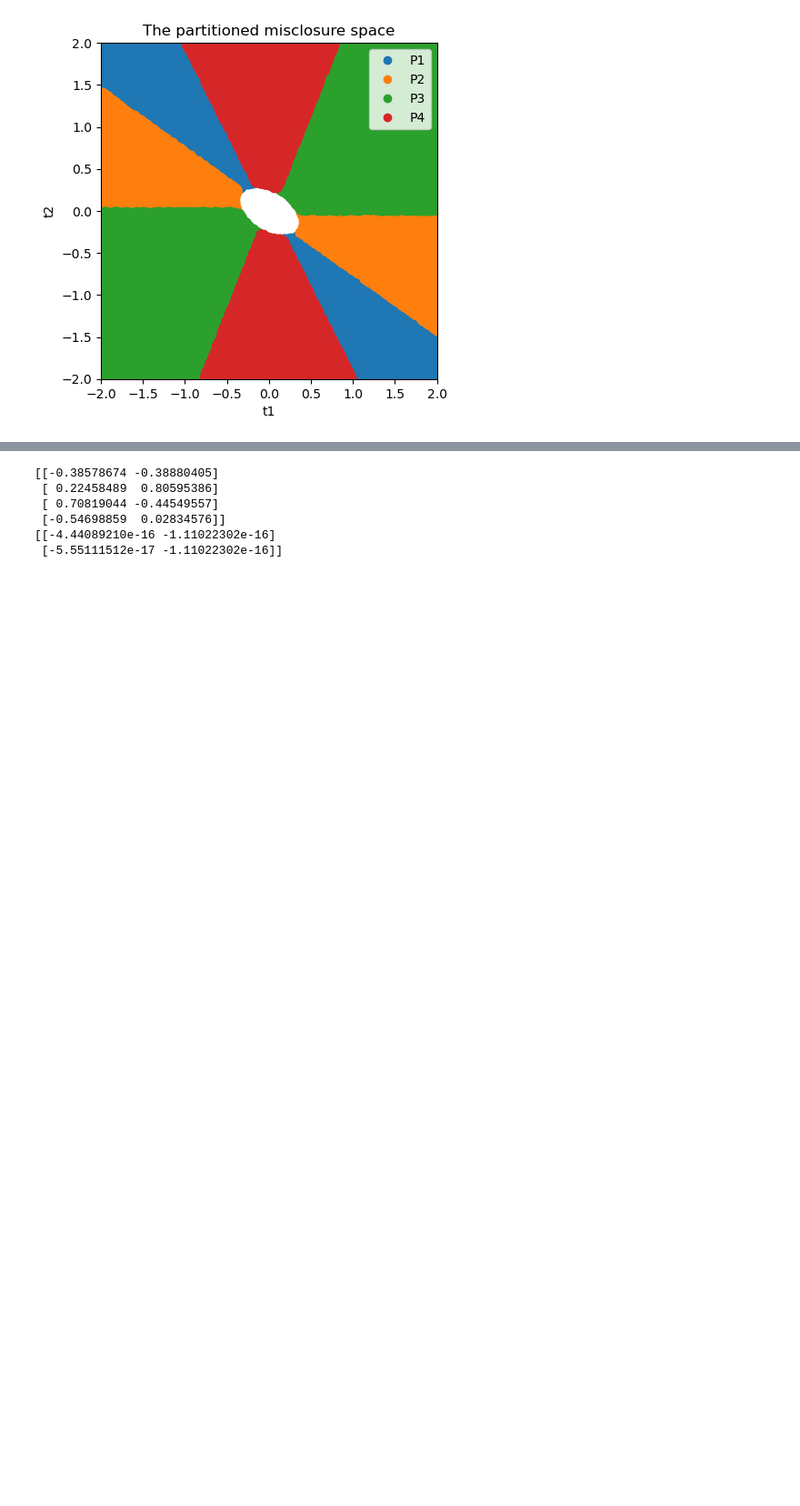
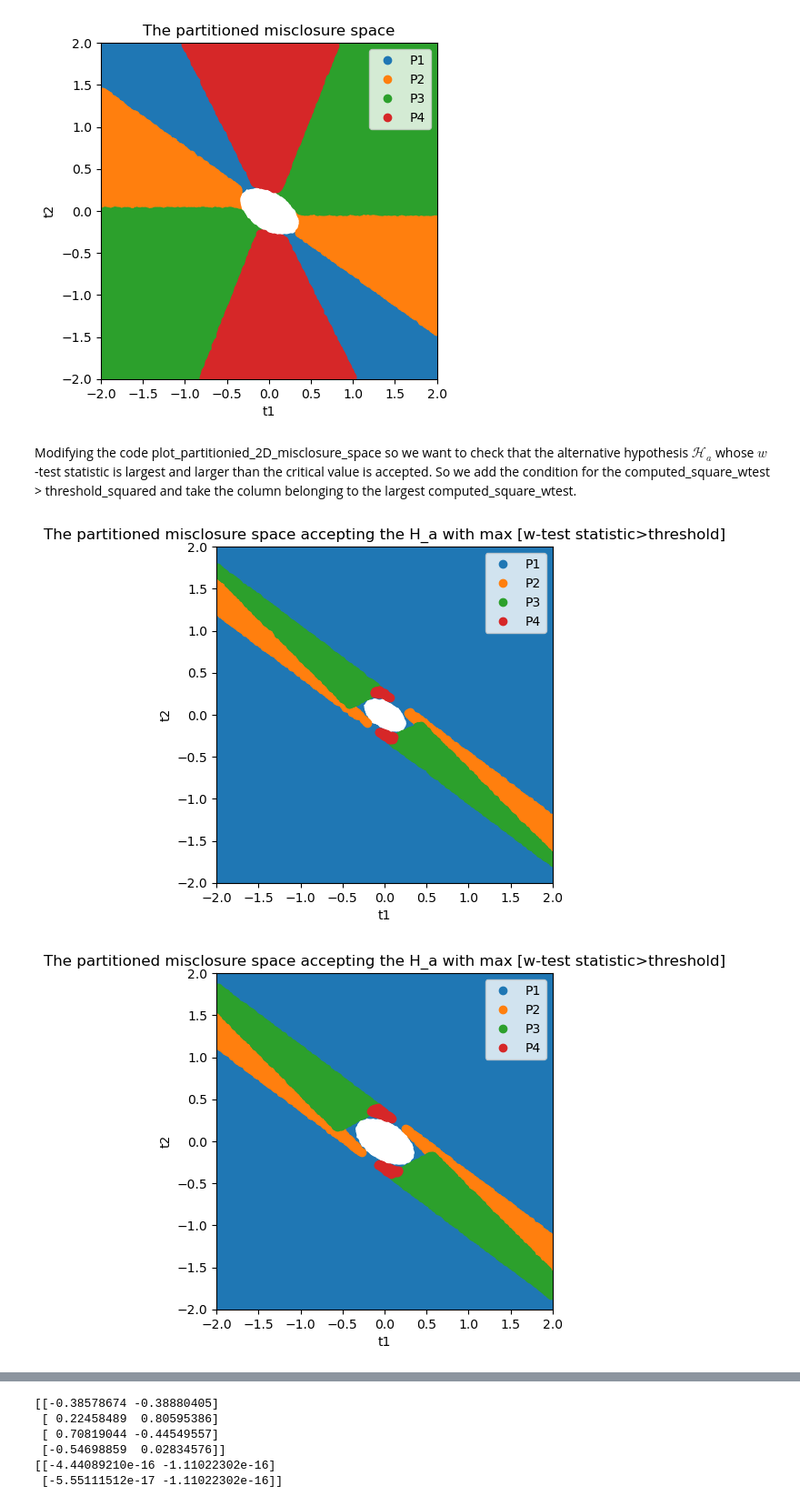
Before and after one commit to ICSlingerland/Geo-Data-Analysis, a Jupyter notebook: Unit-HoekvanHolland/Notebook 1.ipynb, the cells around one changed output, grey strips where cells are left out. Shown at 91% size. Cells and saved outputs as stored; diff of their text form; code cells hidden in the pictures; blank space fills up the shorter version.

```diff
--- a/Unit-HoekvanHolland/Notebook 1.ipynb
+++ b/Unit-HoekvanHolland/Notebook 1.ipynb
@@ -992,3 +996,7 @@ plot_partitionied_2D_misclosure_space(Pcti, Q_tt_DIA, Q_yy_DIA, alpha=0.005)
 # %% [output]
 [figure]
 [figure]
+# %% [markdown]
+Modifying the code plot_partitionied_2D_misclosure_space
+so we want to check that the alternative hypothesis $\mathcal{H}_a$ whose $w$-test statistic is largest and larger than the critical value is accepted.
+So we add the condition for the computed_square_wtest > threshold_squared and take the column belonging to the largest computed_square_wtest.
@@ -994,0 +1087,6 @@ plot_partitionied_2D_misclosure_space(Pcti, Q_tt_DIA, Q_yy_DIA, alpha=0.005)
+# %%
+plot_partitionied_2D_misclosure_space2(Pcti, Q_tt_DIA, Q_yy_DIA, alpha=0.05)
+plot_partitionied_2D_misclosure_space2(Pcti, Q_tt_DIA, Q_yy_DIA, alpha=0.005)
+# %% [output]
+[figure, added]
+[figure, added]
```
Also changed, not shown: parts of 13 cells of this notebook.
